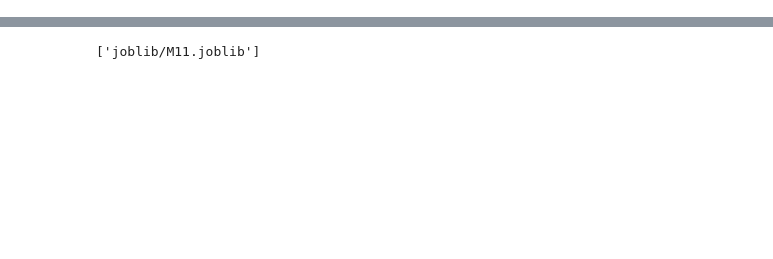
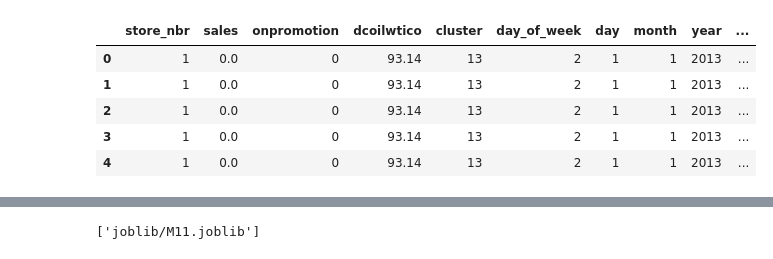
Before and after one commit to yrrebeere/prj-403, a Jupyter notebook: MachineLearning/Models/M11.ipynb, the cells around one changed output, grey strips where cells are left out. Saved outputs shown, nothing was run; the diff lists cells and outputs as text; code cells hidden in the pictures; blank space fills up the shorter version.

```diff
--- a/MachineLearning/Models/M11.ipynb
+++ b/MachineLearning/Models/M11.ipynb
@@ -27,3 +28,24 @@ test.head()
 | 2 | 1 | BEAUTY | 2 | NDay | 46.8 | Quito | Pichincha | D | 13 | ... |
 | 3 | 1 | BEVERAGES | 20 | NDay | 46.8 | Quito | Pichincha | D | 13 | ... |
 | 4 | 1 | BOOKS | 0 | NDay | 46.8 | Quito | Pichincha | D | 13 | ... |
+# %%
+with open('pickle/family_encoder.pkl', 'rb') as file:
+    family_encoder = pickle.load(file)
+
+with open('pickle/typeholiday_encoder.pkl', 'rb') as file:
+    typeholiday_encoder = pickle.load(file)
+
+with open('pickle/city_encoder.pkl', 'rb') as file:
+    city_encoder = pickle.load(file)
+
+with open('pickle/state_encoder.pkl', 'rb') as file:
+    state_encoder = pickle.load(file)
+
+with open('pickle/typestores_encoder.pkl', 'rb') as file:
+    typestores_encoder = pickle.load(file)
+# %%
+train['family'] = family_encoder.transform(train['family'])
+train['typeholiday'] = typeholiday_encoder.transform(train['typeholiday'])
+train['city'] = city_encoder.transform(train['city'])
+train['state'] = state_encoder.transform(train['state'])
+train['typestores'] = typestores_encoder.transform(train['typestores'])
@@ -29,0 +65,11 @@ test.head()
+# %%
+train = train.drop(columns=['family', 'typeholiday', 'city', 'state', 'typestores'])
+# %%
+train.head()
+# %% [output]
+|  | store_nbr | sales | onpromotion | dcoilwtico | cluster | day_of_week | day | month | year | ... |
+| 0 | 1 | 0.0 | 0 | 93.14 | 13 | 2 | 1 | 1 | 2013 | ... |
+| 1 | 1 | 0.0 | 0 | 93.14 | 13 | 2 | 1 | 1 | 2013 | ... |
+| 2 | 1 | 0.0 | 0 | 93.14 | 13 | 2 | 1 | 1 | 2013 | ... |
+| 3 | 1 | 0.0 | 0 | 93.14 | 13 | 2 | 1 | 1 | 2013 | ... |
+| 4 | 1 | 0.0 | 0 | 93.14 | 13 | 2 | 1 | 1 | 2013 | ... |
```
Also changed, not shown: parts of 30 cells of this notebook, 8 other files.
